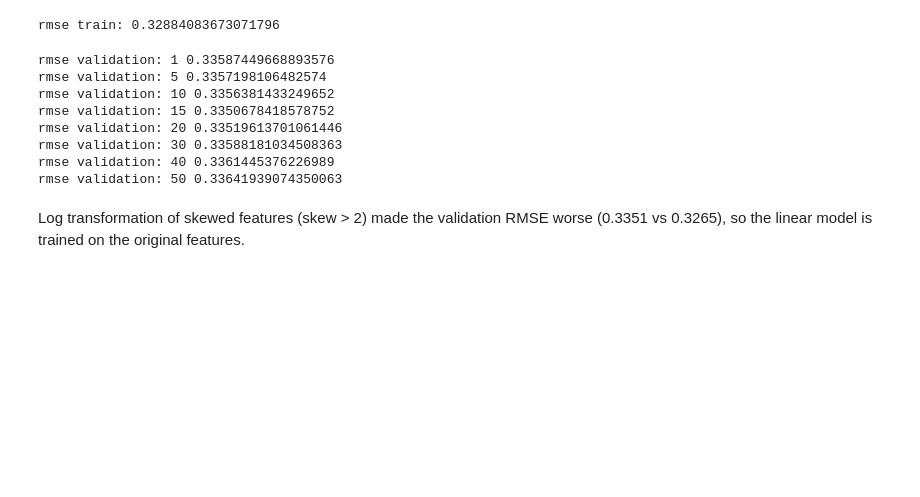
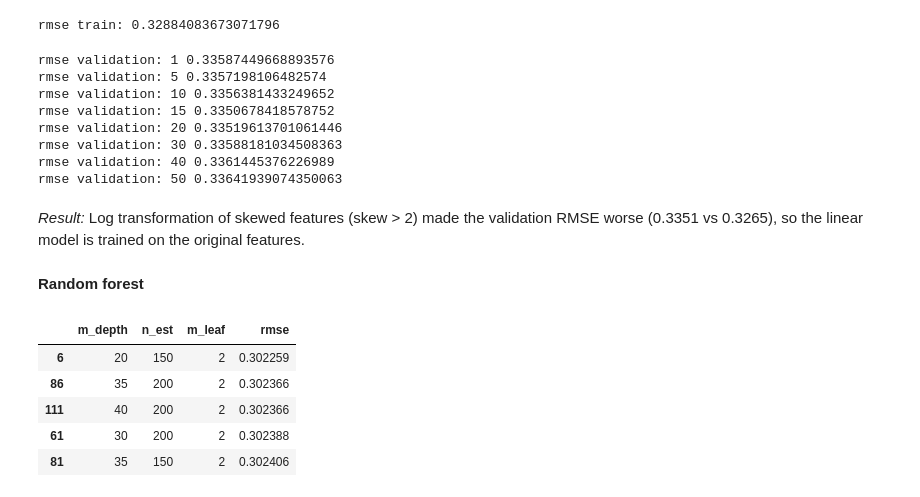
Before and after one commit to SunnyFoxxy/thessaloniki-airbnb-prices, a Jupyter notebook: notebook.ipynb, the cells around one changed output. Drawn from its saved outputs; the diff is of its cells as text; code cells hidden in the pictures; blank space fills up the shorter version.

```diff
--- a/notebook.ipynb
+++ b/notebook.ipynb
@@ -1178,4 +1179,6 @@ rmse validation: 30 0.33588181034508363
 rmse validation: 40 0.3361445376226989
 rmse validation: 50 0.33641939074350063
 # %% [markdown]
-Log transformation of skewed features (skew > 2) made the validation RMSE worse (0.3351 vs 0.3265), so the linear model is trained on the original features.
+*Result:* Log transformation of skewed features (skew > 2) made the validation RMSE worse (0.3351 vs 0.3265), so the linear model is trained on the original features.
+# %% [markdown]
+**Random forest**
@@ -1181,0 +1208,10 @@ Log transformation of skewed features (skew > 2) made the validation RMSE worse
+# %%
+df_result = pd.DataFrame(result, columns=['m_depth', 'n_est', 'm_leaf', 'rmse'])
+df_result.sort_values('rmse').head()
+# %% [output]
+|  | m_depth | n_est | m_leaf | rmse |
+| 6 | 20 | 150 | 2 | 0.302259 |
+| 86 | 35 | 200 | 2 | 0.302366 |
+| 111 | 40 | 200 | 2 | 0.302366 |
+| 61 | 30 | 200 | 2 | 0.302388 |
+| 81 | 35 | 150 | 2 | 0.302406 |
```
Also changed, not shown: parts of 8 cells of this notebook.
